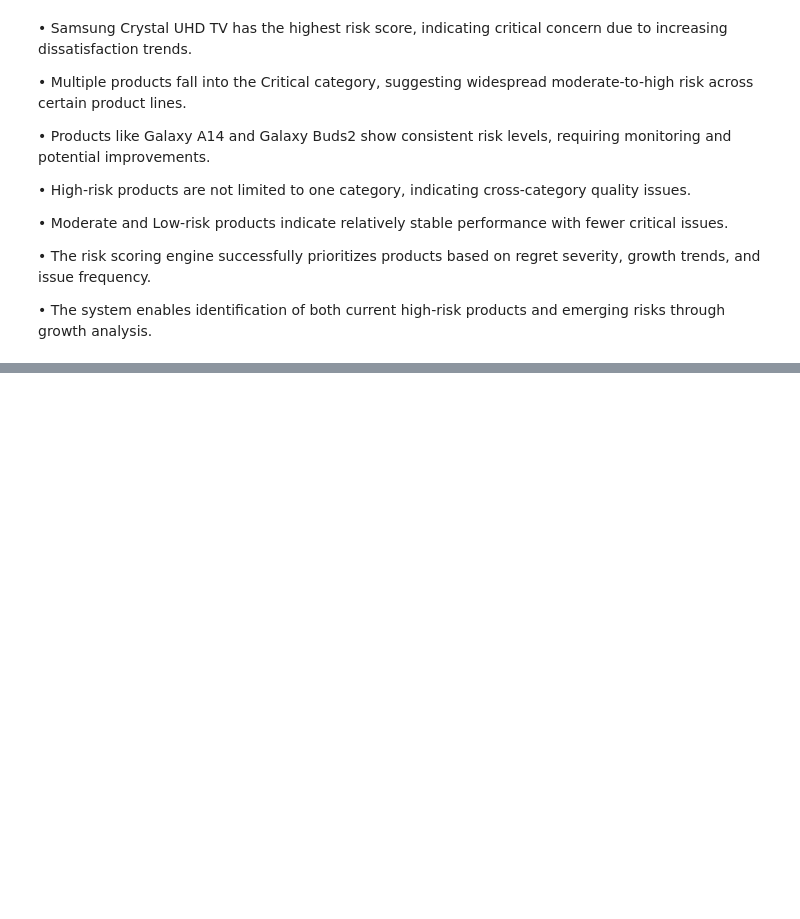
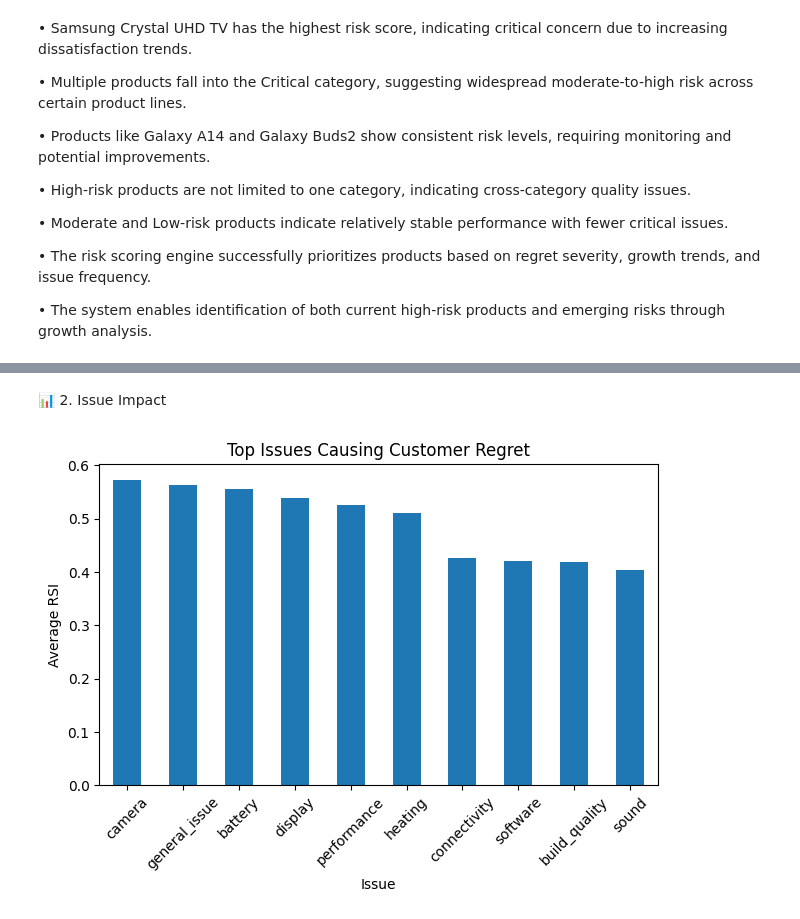
Before and after one commit to Nithin1138/Samsung-Regret-Intelligence-System, a Jupyter notebook: notebooks/05_analysis.ipynb, the cells around one changed output, grey strips where cells are left out. Drawn from its saved outputs; the diff is of its cells as text; code cells hidden in the pictures; blank space fills up the shorter version.

```diff
--- a/notebooks/05_analysis.ipynb
+++ b/notebooks/05_analysis.ipynb
@@ -498,0 +515,12 @@ risk_df.sort_values(by="Risk_Score", ascending=False).head(10).plot(
+# %% [markdown]
+📊 2. Issue Impact
+# %%
+df.groupby("Issue")["RSI"].mean().sort_values(ascending=False).head(10).plot(kind="bar")
+
+plt.title("Top Issues Causing Customer Regret")
+plt.ylabel("Average RSI")
+plt.xticks(rotation=45)
+plt.tight_layout()
+plt.show()
+# %% [output]
+[figure, added]
```
Also changed, not shown: parts of 11 cells of this notebook, 2 other files.
